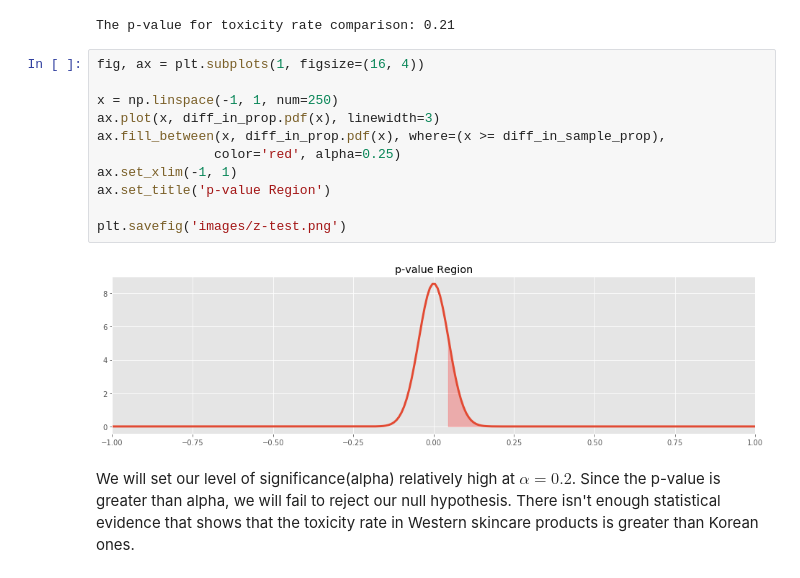
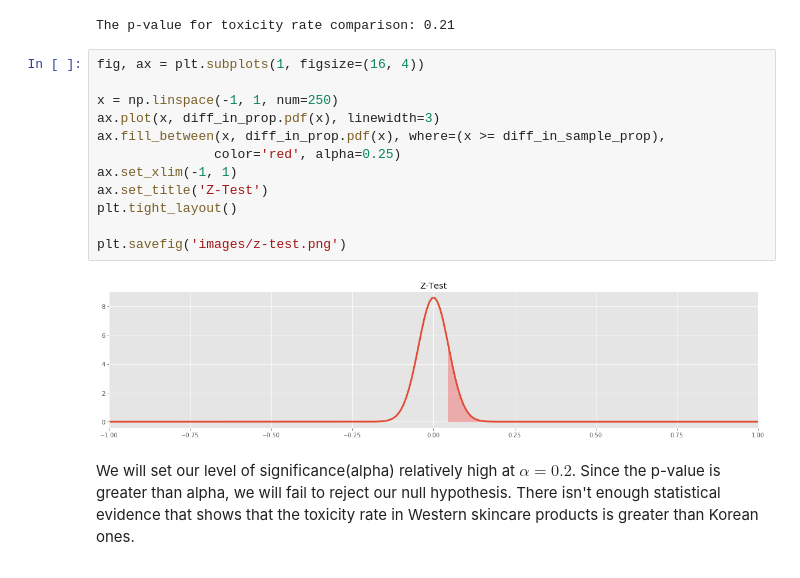
Before and after one commit to nicleong27/EastvsWest_Beauty, a Jupyter notebook: Toxic_Prevalence_Hypothesis_Testing.ipynb, the cells around one changed output. Drawn from its saved outputs; the diff is of its cells as text.

```diff
--- a/Toxic_Prevalence_Hypothesis_Testing.ipynb
+++ b/Toxic_Prevalence_Hypothesis_Testing.ipynb
@@ -123,16 +123,17 @@ The p-value for toxicity rate comparison: 0.21
 # %%
 fig, ax = plt.subplots(1, figsize=(16, 4))
 
 x = np.linspace(-1, 1, num=250)
 ax.plot(x, diff_in_prop.pdf(x), linewidth=3)
 ax.fill_between(x, diff_in_prop.pdf(x), where=(x >= diff_in_sample_prop),
                color='red', alpha=0.25)
 ax.set_xlim(-1, 1)
-ax.set_title('p-value Region')
+ax.set_title('Z-Test')
+plt.tight_layout()
 
 plt.savefig('images/z-test.png')
 # %% [output]
-[figure, old version]
+[figure, new version]
 # %% [markdown]
 We will set our level of significance(alpha) relatively high at $\alpha = 0.2$. Since the p-value is greater than alpha, we will fail to reject our null hypothesis. There isn't enough statistical evidence that shows that the toxicity rate in Western skincare products is greater than Korean ones.
 # %% [markdown]
```
Also changed, not shown: parts of 1 cell of this notebook.
